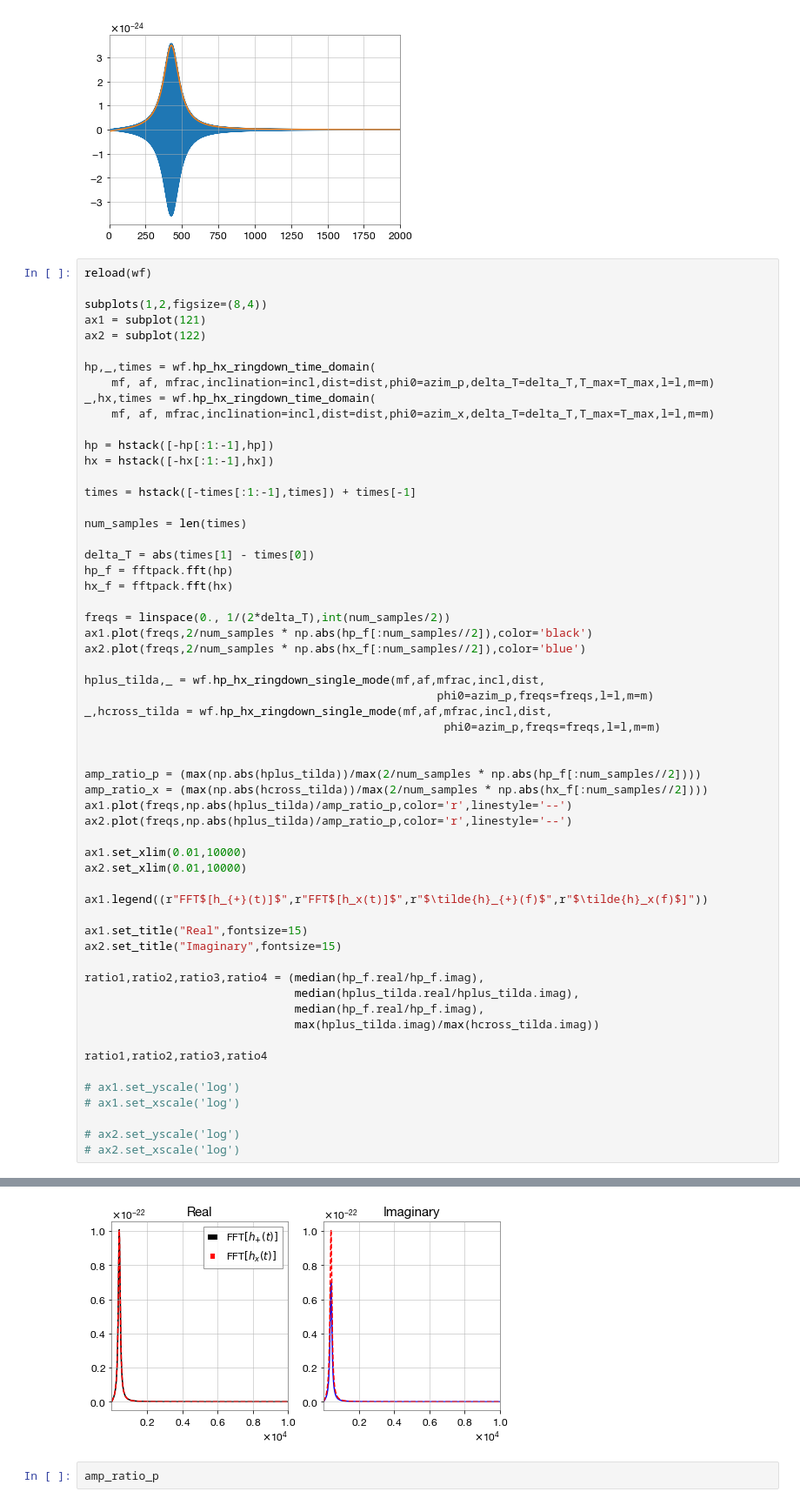
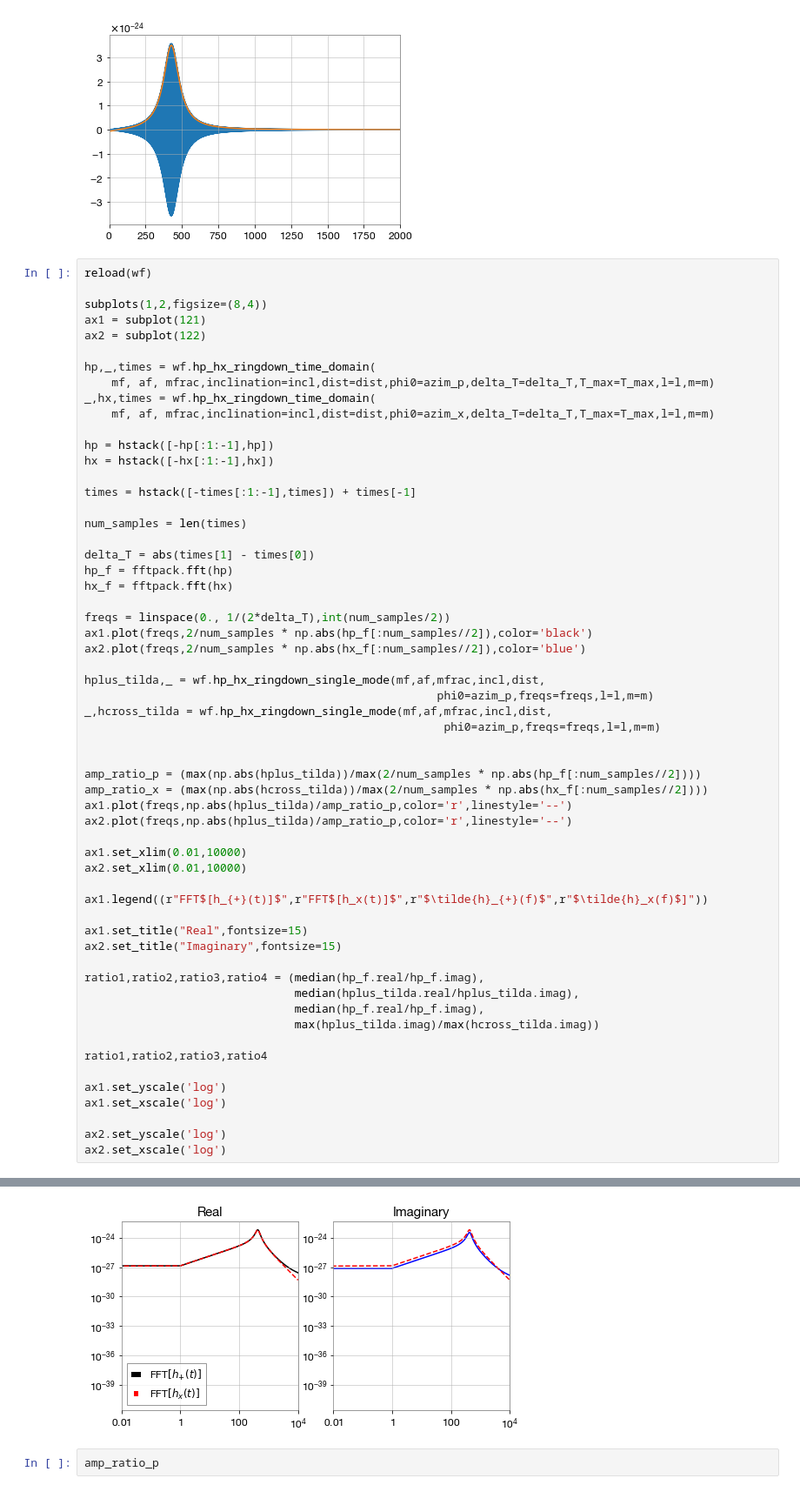
Before and after one commit to carlrodriguez/Hubble-Hootenanny, a Jupyter notebook: ringdown_testing.ipynb, the cells around one changed output, grey strips where cells are left out. Shown: that part at 87% size. Cells and saved outputs as stored; diff of their text form.

```diff
--- a/ringdown_testing.ipynb
+++ b/ringdown_testing.ipynb
@@ -221,9 +221,9 @@ ratio1,ratio2,ratio3,ratio4 = (median(hp_f.real/hp_f.imag),
 
 ratio1,ratio2,ratio3,ratio4
 
-# ax1.set_yscale('log')
-# ax1.set_xscale('log')
+ax1.set_yscale('log')
+ax1.set_xscale('log')
 
-# ax2.set_yscale('log')
-# ax2.set_xscale('log')
+ax2.set_yscale('log')
+ax2.set_xscale('log')
 # %% [output]
@@ -234,4 +230,4 @@ ratio1,ratio2,ratio3,ratio4
-[figure, old version]
+[figure, new version]
 # %%
 amp_ratio_p
 # %% [output]
```
Also changed, not shown: parts of 1 cell of this notebook, 5 other files.
